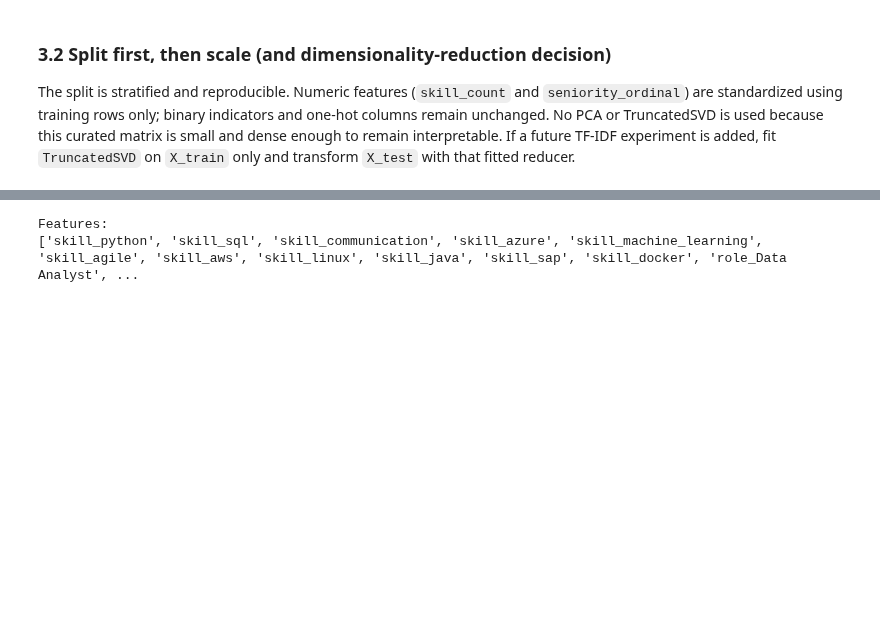
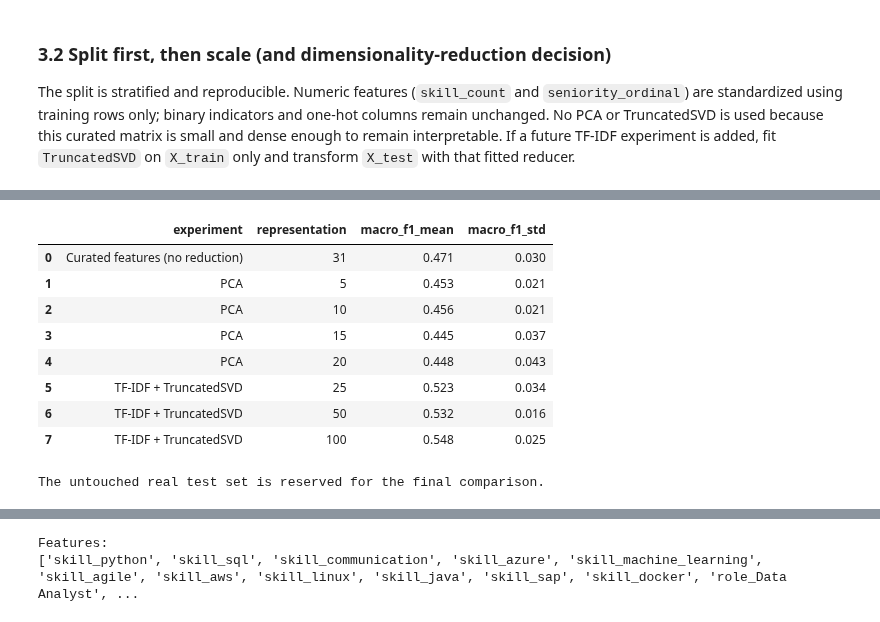
Before and after one commit to anusanth26/Career-Market-Intelligence, a Jupyter notebook: notebooks/career_market_intelligence.ipynb, the cells around one changed output, grey strips where cells are left out. Drawn from its saved outputs; the diff is of its cells as text; code cells hidden in the pictures; blank space fills up the shorter version.

Commit message:
feat:added pda experiments

```diff
--- a/notebooks/career_market_intelligence.ipynb
+++ b/notebooks/career_market_intelligence.ipynb
@@ -1386,0 +1396,71 @@ Section 4 hand-off: X_train, X_test, y_train, y_test, feature_columns, scaler
+# %%
+from sklearn.decomposition import PCA, TruncatedSVD
+from sklearn.feature_extraction.text import TfidfVectorizer
+from sklearn.linear_model import LogisticRegression
+from sklearn.model_selection import StratifiedKFold, cross_val_score
+from sklearn.preprocessing import StandardScaler
+from sklearn.pipeline import Pipeline
+
+dr_cv = StratifiedKFold(n_splits=5, shuffle=True, random_state=42)
+dr_results = []
+
+# Reference: the same classifier and the full curated feature matrix.
+dr_classifier = LogisticRegression(max_iter=2000, class_weight="balanced", random_state=42)
+reference_scores = cross_val_score(dr_classifier, X_train, y_train, cv=dr_cv, scoring="f1_macro")
+dr_results.append({
+    "experiment": "Curated features (no reduction)",
+    "representation": X_train.shape[1],
+    "macro_f1_mean": reference_scores.mean(),
+    "macro_f1_std": reference_scores.std(),
+})
+
+# PCA owns its scaler so each cross-validation fold fits preprocessing on that fold only.
+X_train_unscaled = X.loc[X_train.index]
+for n_components in [5, 10, 15, 20]:
+    if n_components >= X_train.shape[1]:
+        continue
+    pca_pipeline = Pipeline([
+        ("scaler", StandardScaler()),
+        ("pca", PCA(n_components=n_components, random_state=42)),
+        ("classifier", LogisticRegression(max_iter=2000, class_weight="balanced", random_state=42)),
+    ])
+    scores = cross_val_score(pca_pipeline, X_train_unscaled, y_train, cv=dr_cv, scoring="f1_macro")
+    dr_results.append({
+        "experiment": "PCA",
+        "representation": n_components,
+        "macro_f1_mean": scores.mean(),
+        "macro_f1_std": scores.std(),
+    })
+
+# Text experiment: split text using the exact indices from the real training split.
+text_train = model_df.loc[X_train.index, "description_clean"].fillna("").astype(str)
+for n_components in [25, 50, 100]:
+    text_pipeline = Pipeline([
+        ("tfidf", TfidfVectorizer(max_features=5000, ngram_range=(1, 2), min_df=2, sublinear_tf=True)),
+        ("svd", TruncatedSVD(n_components=n_components, random_state=42)),
+        ("classifier", LogisticRegression(max_iter=2000, class_weight="balanced", random_state=42)),
+    ])
+    scores = cross_val_score(text_pipeline, text_train, y_train, cv=dr_cv, scoring="f1_macro")
+    dr_results.append({
+        "experiment": "TF-IDF + TruncatedSVD",
+        "representation": n_components,
+        "macro_f1_mean": scores.mean(),
+        "macro_f1_std": scores.std(),
+    })
+
+dr_results_df = pd.DataFrame(dr_results)
+dr_results_df["macro_f1_mean"] = dr_results_df["macro_f1_mean"].round(3)
+dr_results_df["macro_f1_std"] = dr_results_df["macro_f1_std"].round(3)
+display(dr_results_df)
+print("The untouched real test set is reserved for the final comparison.")
+# %% [output]
+|  | experiment | representation | macro_f1_mean | macro_f1_std |
+| 0 | Curated features (no reduction) | 31 | 0.471 | 0.030 |
+| 1 | PCA | 5 | 0.453 | 0.021 |
+| 2 | PCA | 10 | 0.456 | 0.021 |
+| 3 | PCA | 15 | 0.445 | 0.037 |
+| 4 | PCA | 20 | 0.448 | 0.043 |
+| 5 | TF-IDF + TruncatedSVD | 25 | 0.523 | 0.034 |
+| 6 | TF-IDF + TruncatedSVD | 50 | 0.532 | 0.016 |
+| 7 | TF-IDF + TruncatedSVD | 100 | 0.548 | 0.025 |
+The untouched real test set is reserved for the final comparison.
```
Also changed, not shown: parts of 12 cells of this notebook, 28 other files.
